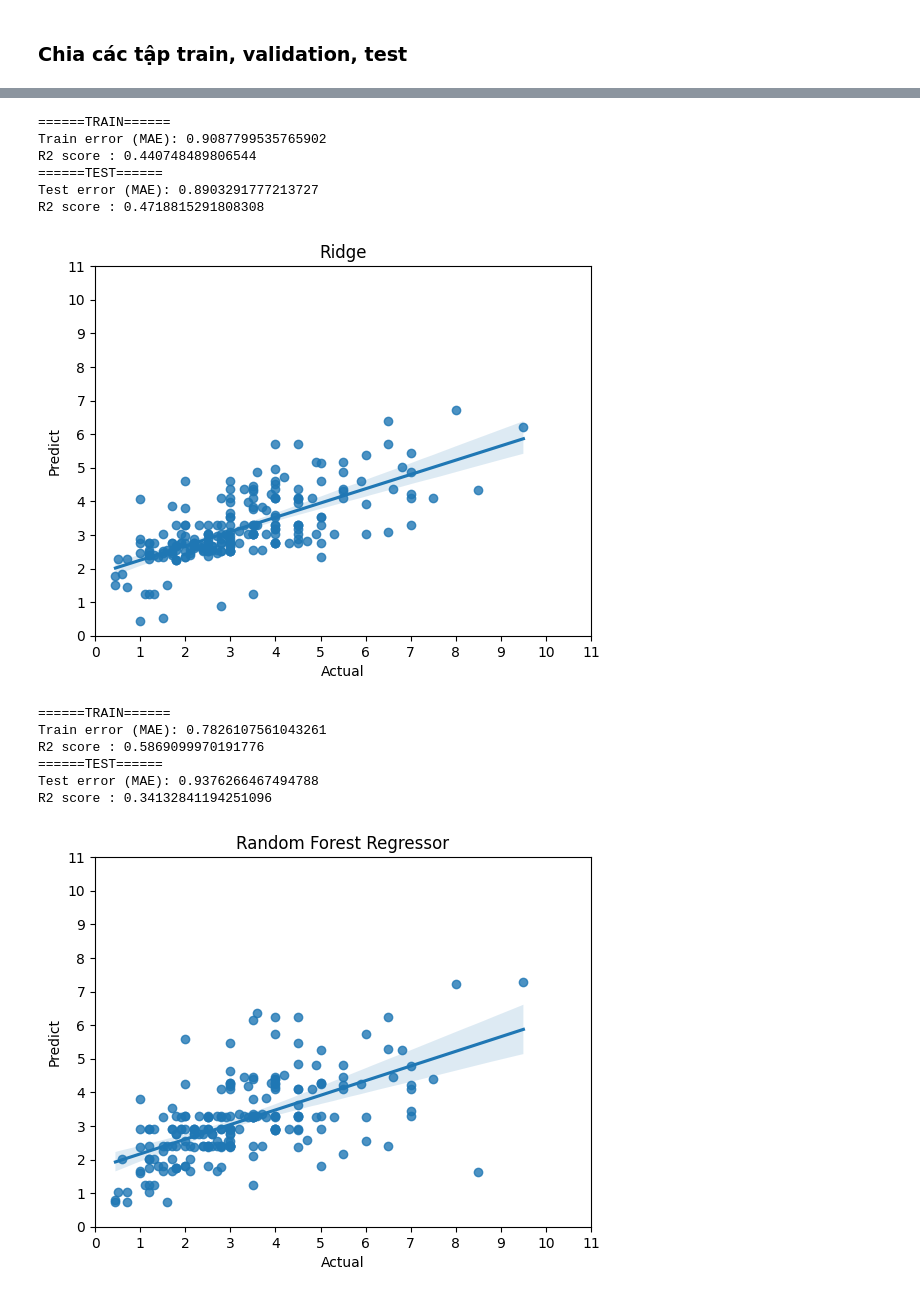
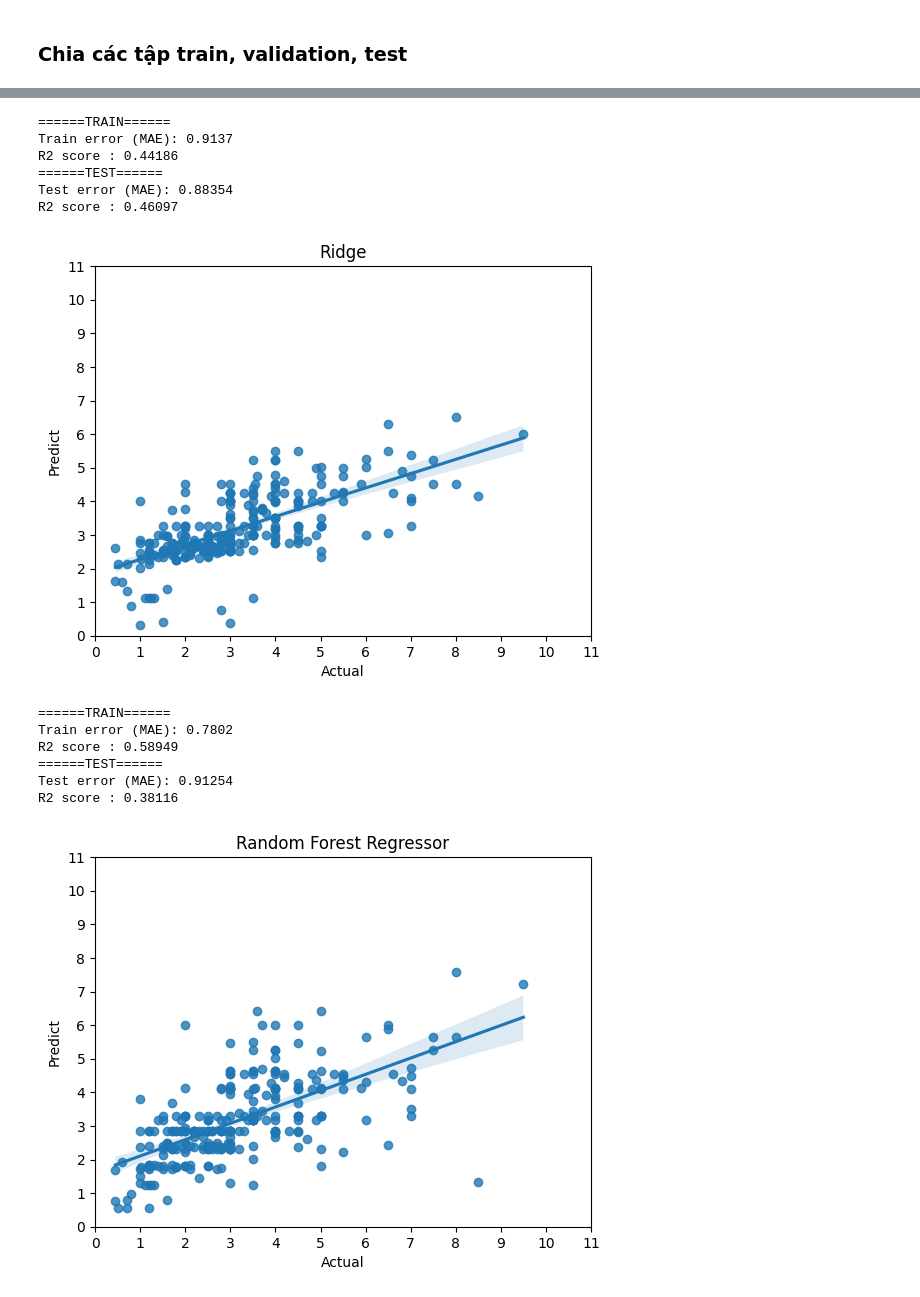
Before and after one commit to flyboy13/NM-KHDL, a Jupyter notebook: project_code/DOAN/Mô hình hoá dữ liệu/buildmodel.ipynb, the cells around one changed output, grey strips where cells are left out. Drawn from its saved outputs; the diff is of its cells as text; code cells hidden in the pictures.

Commit message:
chỉnh sửa phần model

```diff
--- a/project_code/DOAN/Mô hình hoá dữ liệu/buildmodel.ipynb
+++ b/project_code/DOAN/Mô hình hoá dữ liệu/buildmodel.ipynb
@@ -67,7 +62,7 @@ def isNearCenter(df):
 # %%
 def hasFurniture(df):
     df["Title"] = df["Title"].str.lower()
-    e = ['nội thất', 'noi that', 'tiện nghi','tiện ích']
+    e = ['nội thất', 'noi that', 'tiện nghi','tiện ích','cao cấp','cao cap','hiện đại','hien dai']
     df['hasFurniture'] = df["Title"].apply(lambda x: 'yes' if any(i in x for i in e) else 'no')
     return df
 # %%
@@ -198,4 +184,4 @@ plt.show()
 # %% [markdown]
 Ta thấy những cột ít có sự ảnh hưởng đến giá nhất là isWholeHouse, isNew, isNearCenter, District, ta sẽ bỏ những thuộc tính này đi
 # %%
-df_new.drop(columns=['isWholeHouse', 'isNew', 'isNearCenter', 'District'],inplace=True)
+df_new.drop(columns=['District','isWholeHouse', 'isNew', 'isNearCenter','isNew'],inplace=True)
@@ -235,3 +239,2 @@ y = df_new['Price']
 # %%
-X_train, X_test, y_train, y_test = train_test_split(X, y, test_size=0.2,random_state=42)
-X_train_1, X_val_1, y_train_1, y_val_1 = train_test_split(X_train, y_train, test_size=0.2,random_state=42)
+X_train, X_test, y_train, y_test = train_test_split(X, y, test_size=0.25,random_state=42)
@@ -252,10 +240,0 @@ Val error (MAE): 0.8518281619866531
-# %%
-model = Ridge()
-model.fit(X_train,y_train)
-model.fit(X_train_1,y_train_1)
-y_pre_train = model.predict(X_train_1)
-y_pre_val = model.predict(X_val_1)
-score_train = mean_absolute_error(y_train_1,y_pre_train)
-score_val = mean_absolute_error(y_val_1,y_pre_val)
-print("Train error (MAE): {}".format(score_train))
-print("Val error (MAE): {}".format(score_val))
@@ -343,14 +277,14 @@ model.fit(X_train,y_train)
 
 print("======TRAIN======")
 y_pre_train = model.predict(X_train)
-score_train = mean_absolute_error(y_train,y_pre_train)
-score_r2 = r2_score(y_train,y_pre_train)
+score_train = mean_absolute_error(y_train,y_pre_train).round(5)
+score_r2 = r2_score(y_train,y_pre_train).round(5)
 print("Train error (MAE): {}".format(score_train))
 print("R2 score : {}".format(score_r2))
 print("======TEST======")
 y_pre_test = model.predict(X_test)
-score_test = mean_absolute_error(y_test,y_pre_test)
-score_r2 = r2_score(y_test,y_pre_test)
+score_test = mean_absolute_error(y_test,y_pre_test).round(5)
+score_r2 = r2_score(y_test,y_pre_test).round(5)
 print("Test error (MAE): {}".format(score_test))
 print("R2 score : {}".format(score_r2))
 sns.regplot(x = y_test, y = y_pre_test)
@@ -362,41 +296,41 @@ plt.yticks(range(0,12,1))
 plt.show()
 # %% [output]
 ======TRAIN======
-Train error (MAE): 0.9087799535765902
-R2 score : 0.440748489806544
+Train error (MAE): 0.9137
+R2 score : 0.44186
 ======TEST======
-Test error (MAE): 0.8903291777213727
-R2 score : 0.4718815291808308
+Test error (MAE): 0.88354
+R2 score : 0.46097
-[figure, old version]
+[figure, new version]
 # %%
 model = RandomForestRegressor()
 model.fit(X_train,y_train)
 
 print("======TRAIN======")
 y_pre_train = model.predict(X_train)
-score_train = mean_absolute_error(y_train,y_pre_train)
-score_r2 = r2_score(y_train,y_pre_train)
+score_train = mean_absolute_error(y_train,y_pre_train).round(5)
+score_r2 = r2_score(y_train,y_pre_train).round(5)
 print("Train error (MAE): {}".format(score_train))
 print("R2 score : {}".format(score_r2))
 print("======TEST======")
 y_pre_test = model.predict(X_test)
-score_test = mean_absolute_error(y_test,y_pre_test)
-score_r2 = r2_score(y_test,y_pre_test)
+score_test = mean_absolute_error(y_test,y_pre_test).round(5)
+score_r2 = r2_score(y_test,y_pre_test).round(5)
 print("Test error (MAE): {}".format(score_test))
 print("R2 score : {}".format(score_r2))
 sns.regplot(x = y_test, y = y_pre_test)
 plt.title('Random Forest Regressor')
 plt.xlabel('Actual')
 plt.ylabel('Predict')
 plt.xticks(range(0,12,1))
 plt.yticks(range(0,12,1))
 plt.show()
 # %% [output]
 ======TRAIN======
-Train error (MAE): 0.7826107561043261
-R2 score : 0.5869099970191776
+Train error (MAE): 0.7802
+R2 score : 0.58949
 ======TEST======
-Test error (MAE): 0.9376266467494788
-R2 score : 0.34132841194251096
+Test error (MAE): 0.91254
+R2 score : 0.38116
-[figure, old version]
+[figure, new version]
 # %% [markdown]
```
Also changed, not shown: parts of 28 cells of this notebook.
